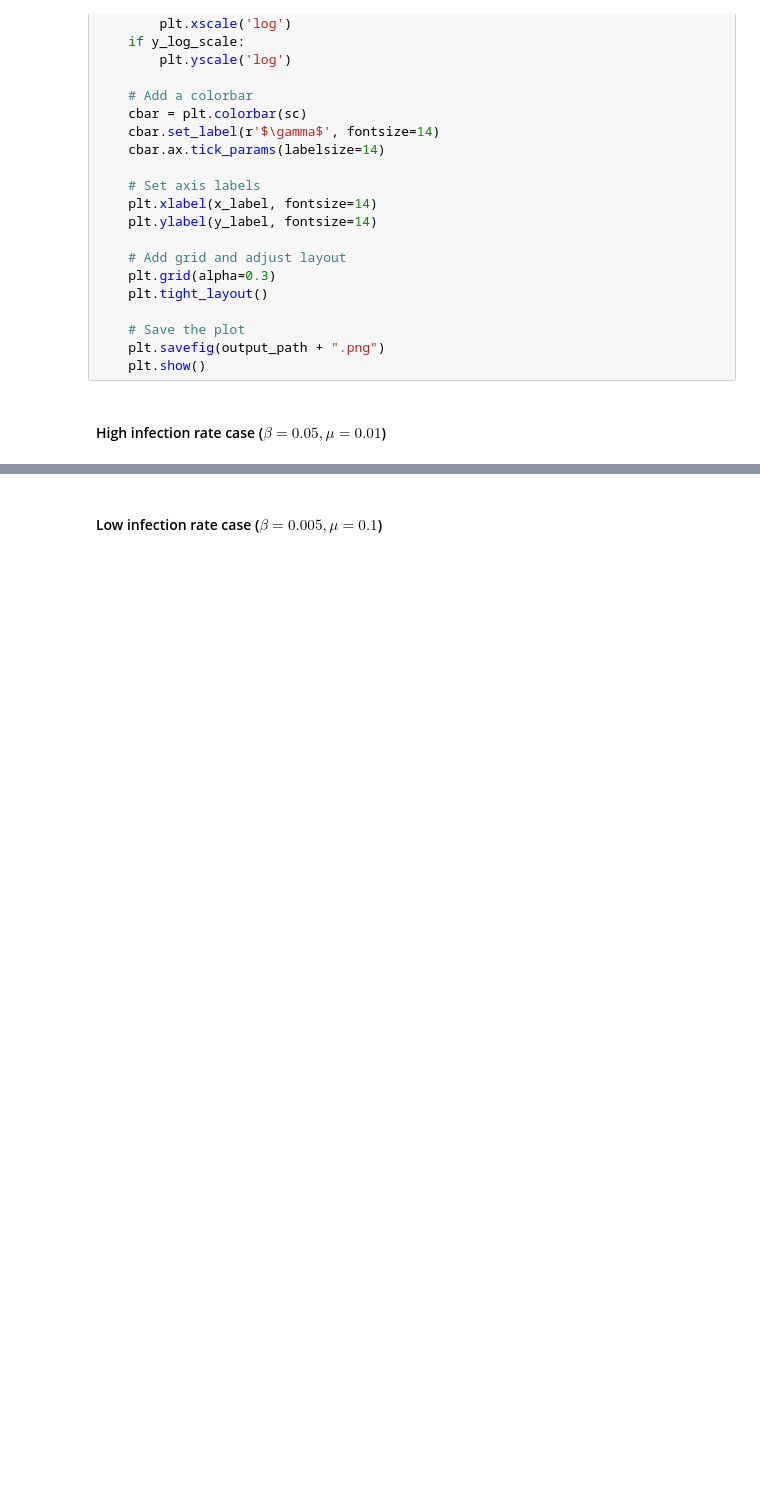
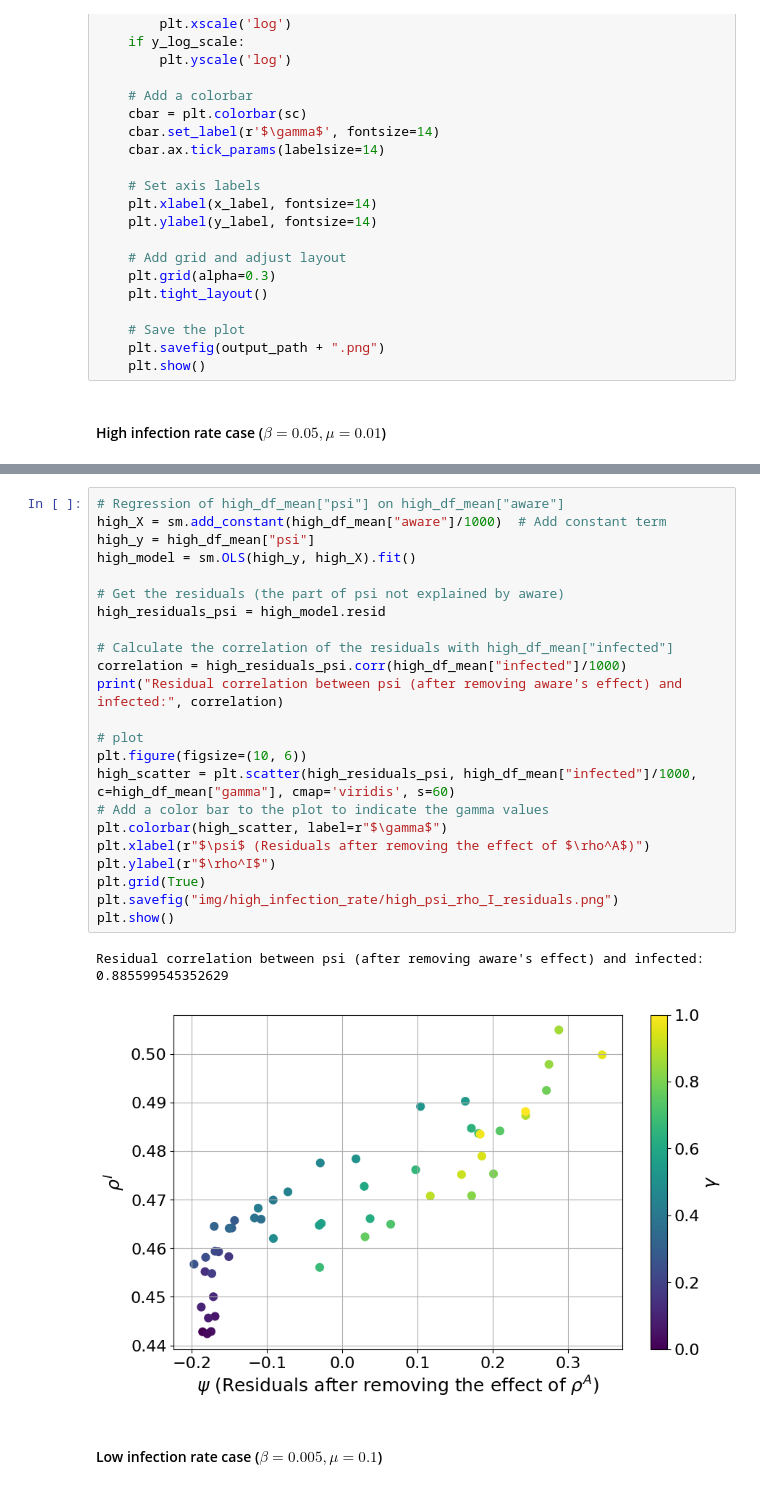
Before and after one commit to skomuro/polarisation_meets_epi, a Jupyter notebook: visualisation.ipynb, the cells around one changed output, grey strips where cells are left out. Saved outputs shown, nothing was run; the diff lists cells and outputs as text; blank space fills up the shorter version.

```diff
--- a/visualisation.ipynb
+++ b/visualisation.ipynb
@@ -178,3 +179,29 @@ Correlation Coefficient of psi and aware (log-adjusted if applicable): 0.343
+# %%
+# Regression of high_df_mean["psi"] on high_df_mean["aware"]
+high_X = sm.add_constant(high_df_mean["aware"]/1000)  # Add constant term
+high_y = high_df_mean["psi"]
+high_model = sm.OLS(high_y, high_X).fit()
+
+# Get the residuals (the part of psi not explained by aware)
+high_residuals_psi = high_model.resid
+
+# Calculate the correlation of the residuals with high_df_mean["infected"]
+correlation = high_residuals_psi.corr(high_df_mean["infected"]/1000)
+print("Residual correlation between psi (after removing aware's effect) and infected:", correlation)
+
+# plot
+plt.figure(figsize=(10, 6))
+high_scatter = plt.scatter(high_residuals_psi, high_df_mean["infected"]/1000, c=high_df_mean["gamma"], cmap='viridis', s=60)
+# Add a color bar to the plot to indicate the gamma values
+plt.colorbar(high_scatter, label=r"$\gamma$")
+plt.xlabel(r"$\psi$ (Residuals after removing the effect of $\rho^A$)")
+plt.ylabel(r"$\rho^I$")
+plt.grid(True)
+plt.savefig("img/high_infection_rate/high_psi_rho_I_residuals.png")
+plt.show()
+# %% [output]
+Residual correlation between psi (after removing aware's effect) and infected: 0.885599545352629
+[figure, added]
 # %% [markdown]
 #### Low infection rate case ($\beta = 0.005, \mu = 0.1$)
 # %%
```
Also changed, not shown: parts of 10 cells of this notebook.
